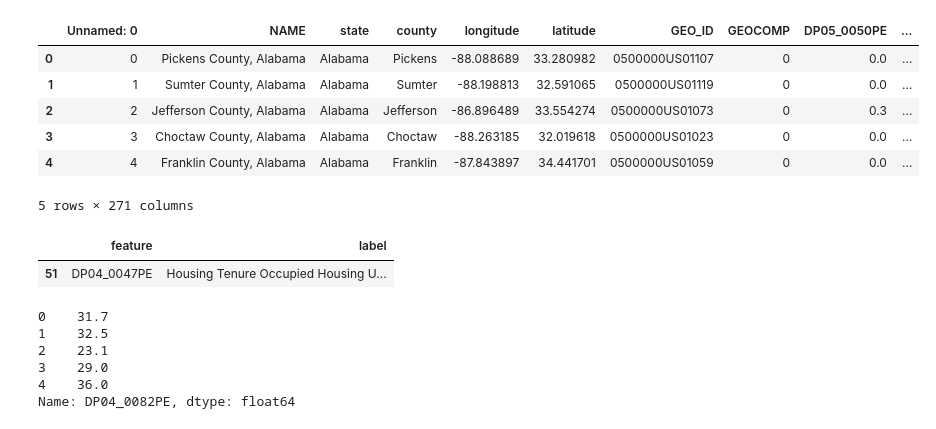
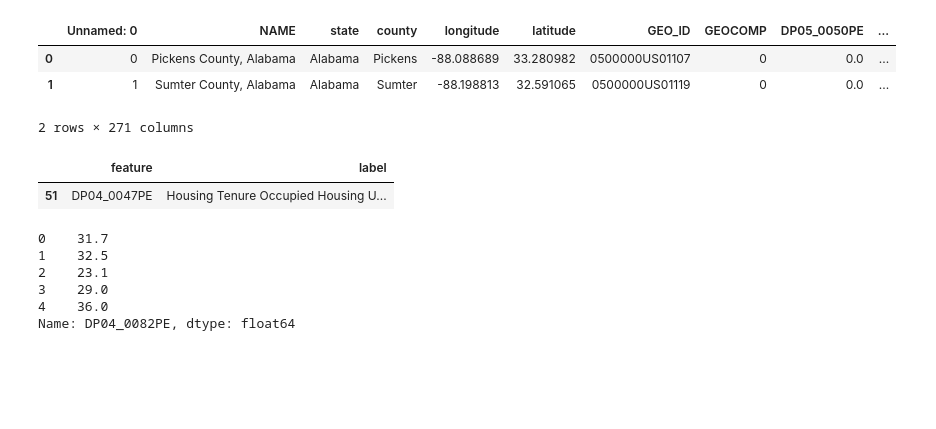
Before and after one commit to keita-dc/FlatironProject5, a Jupyter notebook: work_notebooks/FeatureSelection.ipynb, the cells around one changed output. Saved outputs shown, nothing was run; the diff lists cells and outputs as text; code cells hidden in the pictures; blank space fills up the shorter version.

```diff
--- a/work_notebooks/FeatureSelection.ipynb
+++ b/work_notebooks/FeatureSelection.ipynb
@@ -29,13 +10,10 @@ Name: target, Length: 3108, dtype: int64
 # %%
-df.head()
+df.head(2)
 # %% [output]
 |  | Unnamed: 0 | NAME | state | county | longitude | latitude | GEO_ID | GEOCOMP | DP05_0050PE | ... |
 | 0 | 0 | Pickens County, Alabama | Alabama | Pickens | -88.088689 | 33.280982 | 0500000US01107 | 0 | 0.0 | ... |
 | 1 | 1 | Sumter County, Alabama | Alabama | Sumter | -88.198813 | 32.591065 | 0500000US01119 | 0 | 0.0 | ... |
-| 2 | 2 | Jefferson County, Alabama | Alabama | Jefferson | -86.896489 | 33.554274 | 0500000US01073 | 0 | 0.3 | ... |
-| 3 | 3 | Choctaw County, Alabama | Alabama | Choctaw | -88.263185 | 32.019618 | 0500000US01023 | 0 | 0.0 | ... |
-| 4 | 4 | Franklin County, Alabama | Alabama | Franklin | -87.843897 | 34.441701 | 0500000US01059 | 0 | 0.0 | ... |
-5 rows × 271 columns
+2 rows × 271 columns
 # %%
 description.columns = (['feature', 'label'])
 #df['preTestScore'].where(df['postTestScore'] > 50)
```
Also changed, not shown: parts of 3 cells of this notebook.
